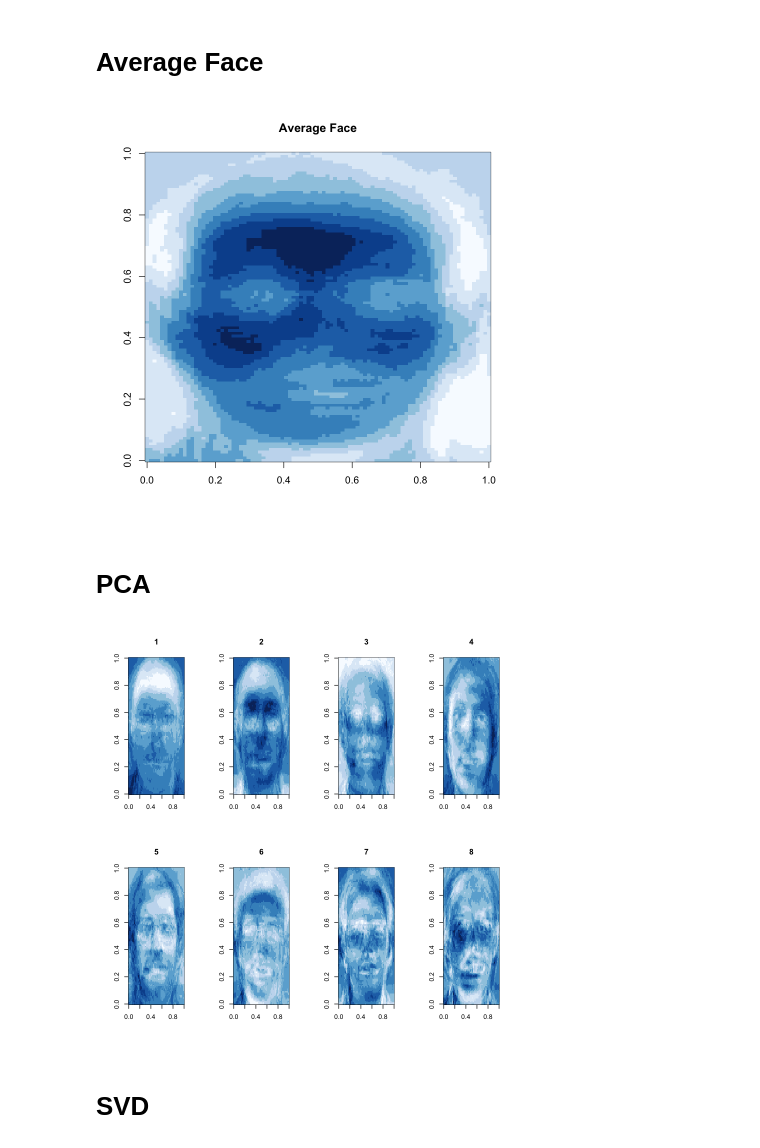
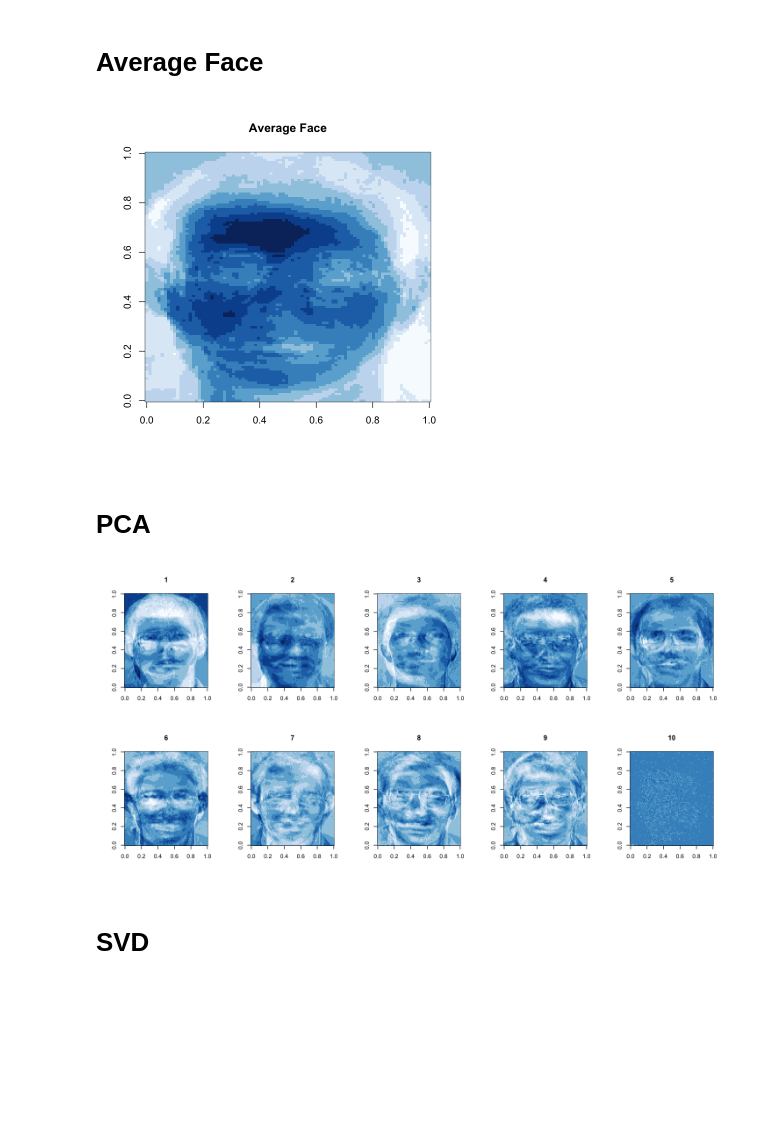
Before and after one commit to kokitsuyuzaki/ChuoUniversity2022, a Jupyter notebook: faceimages.ipynb, the cells around one changed output. Saved outputs shown, nothing was run; the diff lists cells and outputs as text; code cells hidden in the pictures; blank space fills up the shorter version.

```diff
--- a/faceimages.ipynb
+++ b/faceimages.ipynb
@@ -49,9 +53,8 @@ Formal class 'Tensor' [package ".GlobalEnv"] with 3 slots
 # Plot data (1st angle)
 # %%
 colvec <- brewer.pal(9, "Blues")
-layout(rbind(1:3, 4:6))
-layout(rbind(1:3, 4:6))
-for(i in seq(6)){
+layout(rbind(1:5, 6:10))
+for(i in seq(10)){
     image(facedata@data[,,i,1], col=colvec, main=i)
 }
 # %% [output]
@@ -59,8 +62,8 @@ for(i in seq(6)){
 # %% [markdown]
 # Plot data (2nd angle)
 # %%
-layout(rbind(1:3, 4:6))
-for(i in seq(6)){
+layout(rbind(1:5, 6:10))
+for(i in seq(10)){
     image(facedata@data[,,i,2], col=colvec, main=i)
 }
 # %% [output]
@@ -68,28 +71,30 @@ for(i in seq(6)){
 # %% [markdown]
 # Use 1st Slice (matrix)
 # %%
-matdata <- cs_unfold(facedata[,,,1], m=3)@data
+matdata <- cs_unfold(facedata[,,1:10,1], m=3)@data
 # %% [markdown]
 # Average Face
 # %%
+options(repr.plot.width=6, repr.plot.height=6)
 average_face <- rowMeans(matdata)
 dim(average_face) <- c(92, 112)
 image(average_face, col=colvec, main="Average Face")
+options(repr.plot.width=12, repr.plot.height=6)
 # %% [output]
-[figure, old version]
+[figure, new version]
 # %% [markdown]
 # PCA
 # %%
 res_pca <- prcomp(t(matdata), center=TRUE, scale=FALSE)
 
-layout(rbind(1:4, 5:8))
-for(i in seq(8)){
+layout(rbind(1:5, 6:10))
+for(i in seq(10)){
     score_pca <- as.matrix(res_pca$rotation[,i])
     dim(score_pca) <- c(92, 112)
     image(score_pca, col=colvec, main=i)
 }
 # %% [output]
-[figure, old version]
+[figure, new version]
 # %% [markdown]
 # SVD
 # %%
```
Also changed, not shown: parts of 11 cells of this notebook, 3 other files.
